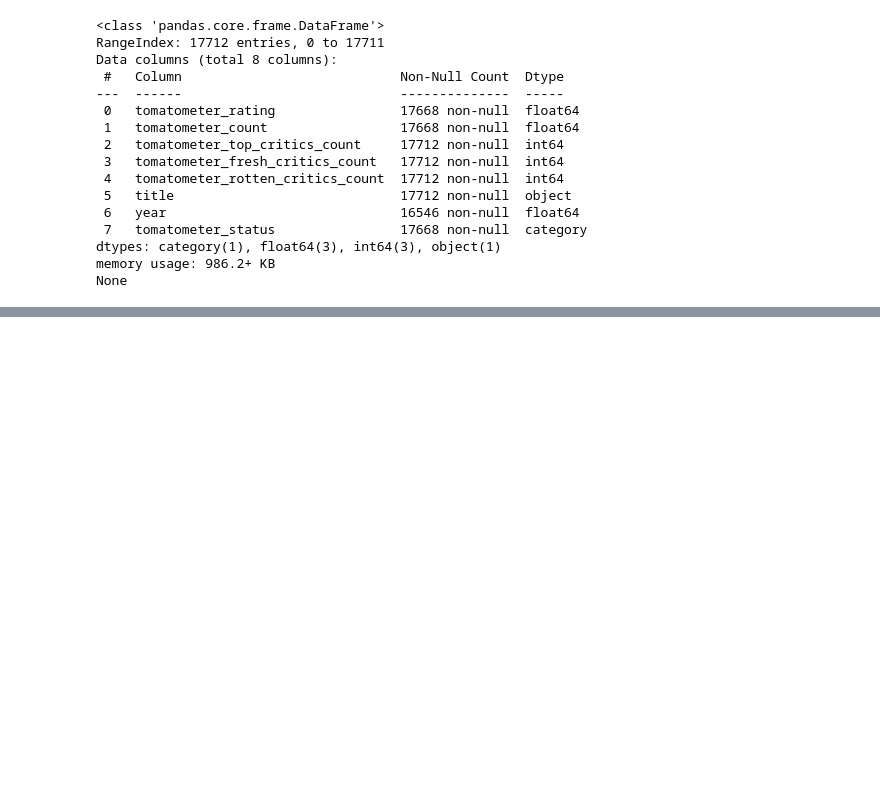
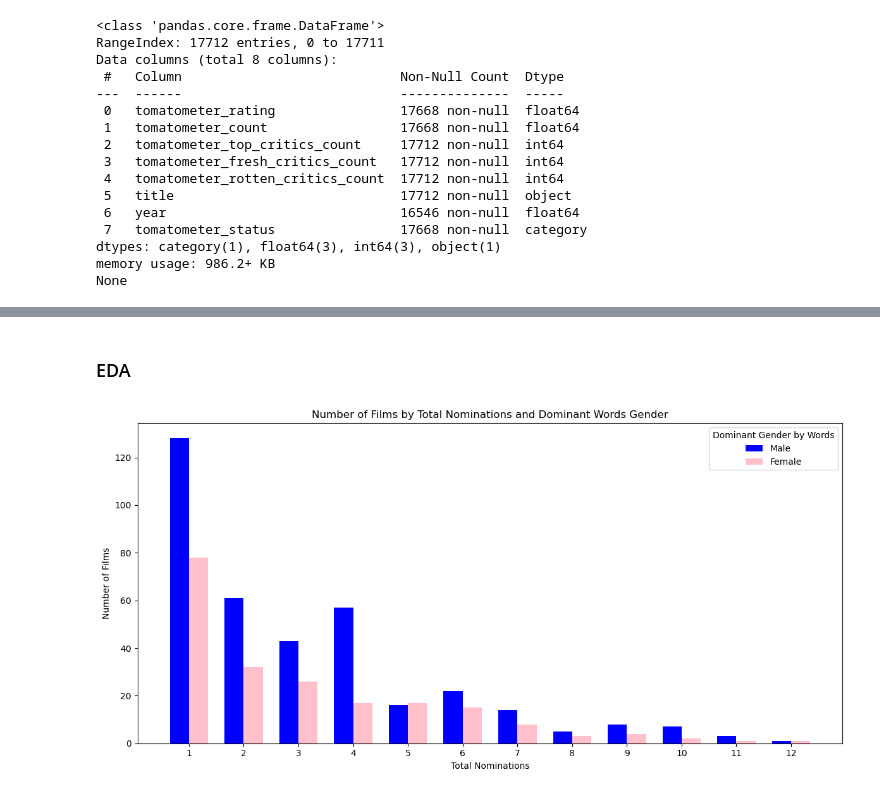
Before and after one commit to stephbc/DATA698_MastersResearchProject, a Jupyter notebook: data1.ipynb, the cells around one changed output, grey strips where cells are left out. Saved outputs shown, nothing was run; the diff lists cells and outputs as text; code cells hidden in the pictures; blank space fills up the shorter version.

```diff
--- a/data1.ipynb
+++ b/data1.ipynb
@@ -172,13 +194,9 @@ None
 # %%
 # Join on title and year for Academy Award data
-oscars_full = pd.merge(gender, oscars, on=["title", "year"], how="inner")
-
-# Split into wins and nominations
-# oscars_wins = oscars_full[oscars_full["winner"] == True].copy()
-# oscars_noms = oscars_full[oscars_full["winner"] == False].copy()
+oscars_full = pd.merge(film_gender, oscars, on=["title", "year"], how="inner")
 
 # Split acting vs non-acting awards due to inherent gendering
-if_act = oscars_full["award"].str.contains("ACTOR|ACTRESS|SUPPORTING", case=False, na=False)
+if_act = oscars_full["award"].str.contains("ACTOR|ACTRESS", case=False, na=False)
 
 oscars_acting = oscars_full[if_act] # acting awards
 oscars_other = oscars_full[~if_act] # all other awards
@@ -252,0 +249,40 @@ plt.show()
+# %% [markdown]
+### EDA
+# %%
+# Aggregate for plotting
+other_summary = oscars_other.groupby(["title", "year", "dominant_gender"], observed=True).agg(
+    total_nominations=("award", "count"),
+    total_wins=("winner", "sum")
+).reset_index()
+
+acting_summary = oscars_acting.groupby(["title", "year", "dominant_gender"], observed=True).agg(
+    total_nominations=("award", "count"),
+    actor_noms=("award", lambda x: (x.str.contains("ACTOR", case=False)).sum()),
+    actress_noms=("award", lambda x: (x.str.contains("ACTRESS", case=False)).sum()),
+    total_wins=("winner", "sum")
+).reset_index()
+# %%
+# Simple distribution of awards by dominant gender
+counts = other_summary.groupby(["total_nominations", "dominant_gender"], observed=True).size().reset_index(name="film_count")
+counts_pivot = counts.pivot(index="total_nominations", columns="dominant_gender", values="film_count").fillna(0)
+
+# Set positions
+x = np.arange(len(counts_pivot.index))  # one position per nominations value
+width = 0.35  # width of each bar
+
+plt.figure(figsize=(12, 6))
+
+# Plot Male bars
+plt.bar(x - width/2, counts_pivot["m"], width, label="Male", color="blue")
+# Plot Female bars
+plt.bar(x + width/2, counts_pivot["f"], width, label="Female", color="pink")
+
+plt.xlabel("Total Nominations")
+plt.ylabel("Number of Films")
+plt.title("Number of Films by Total Nominations and Dominant Words Gender")
+plt.xticks(x, counts_pivot.index)
+plt.legend(title="Dominant Gender by Words")
+plt.tight_layout()
+plt.show()
+# %% [output]
+[figure, added]
```
Also changed, not shown: parts of 9 cells of this notebook.
